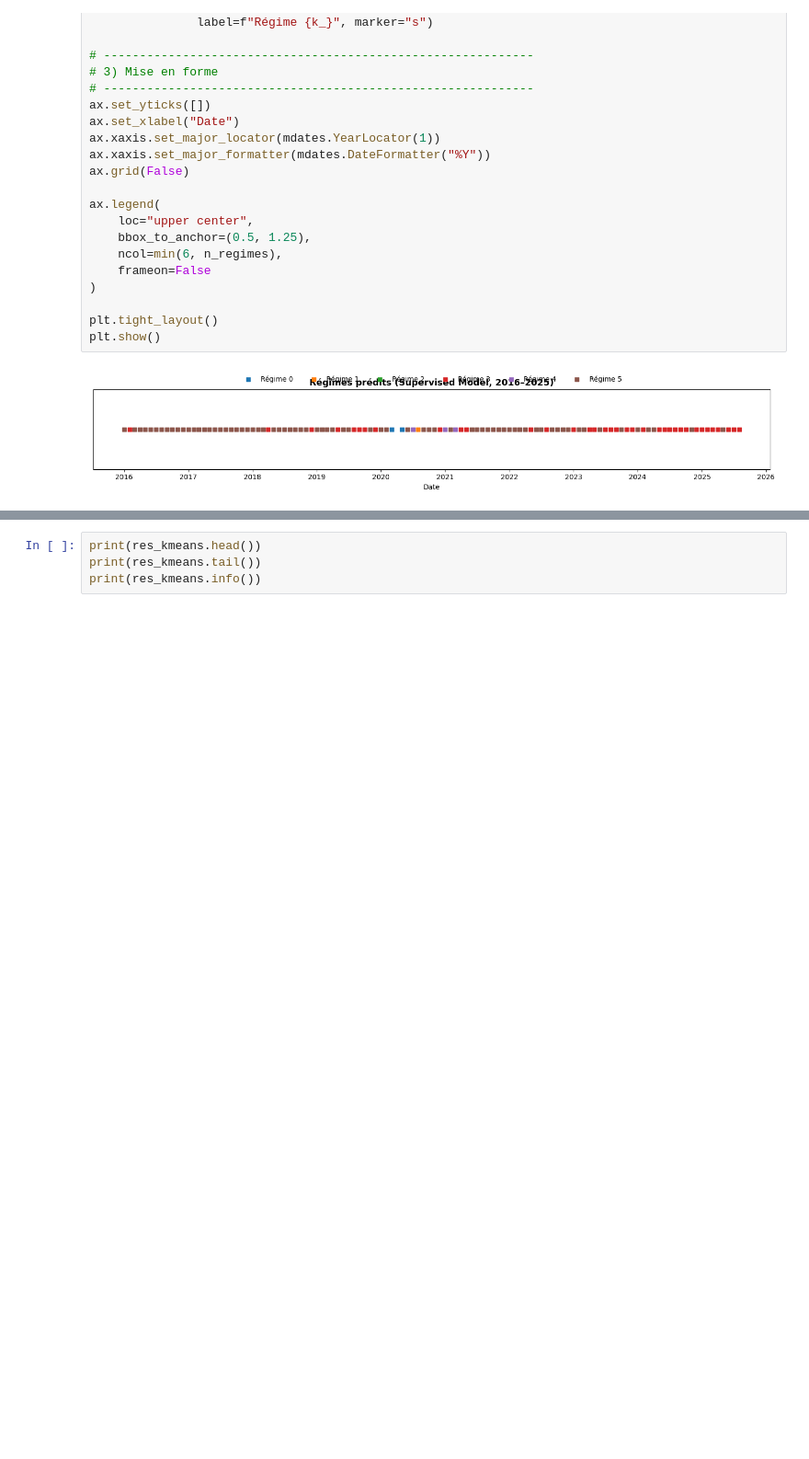
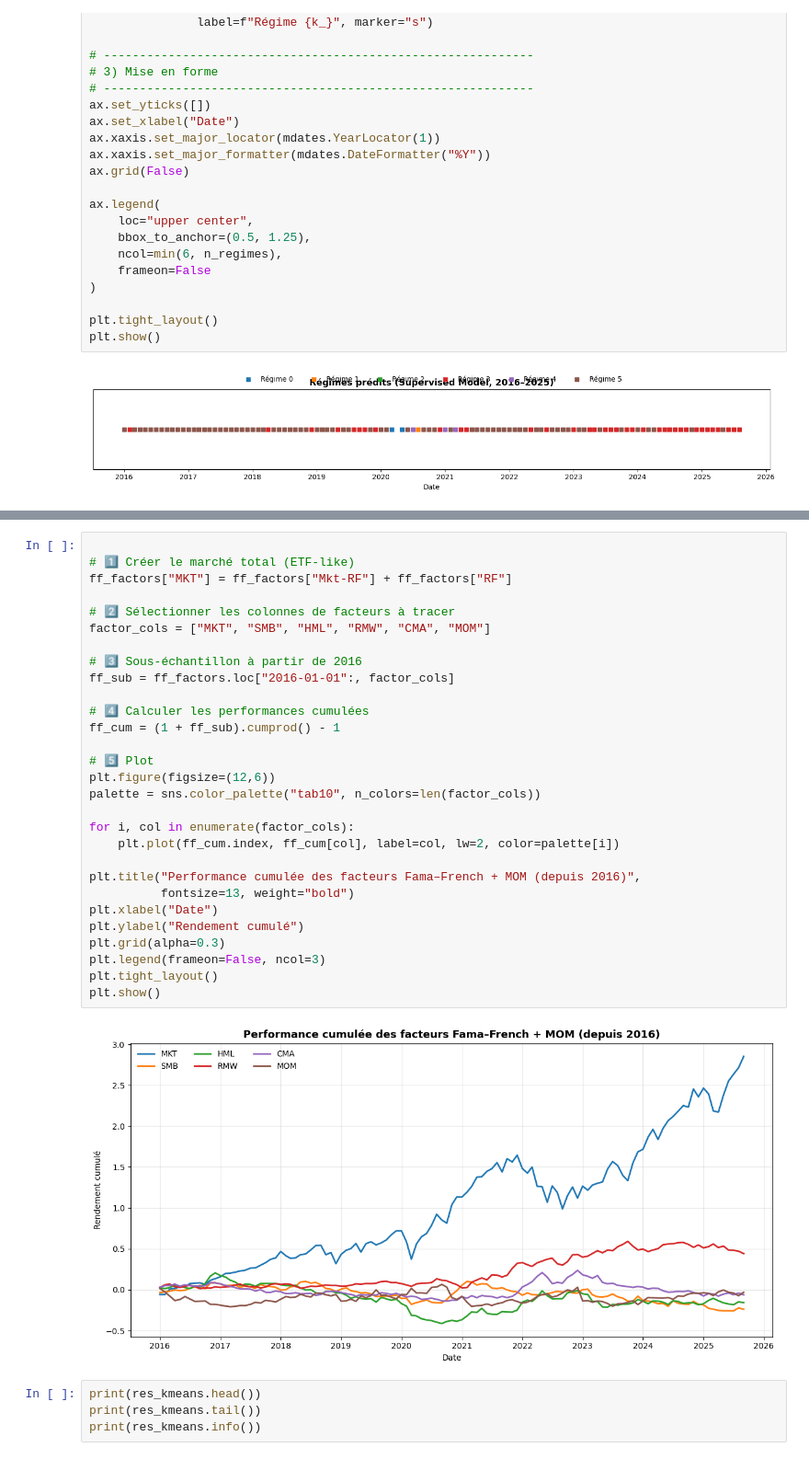
Before and after one commit to alexisdantzikian/ML_PM, a Jupyter notebook: nbs/main.ipynb, the cells around one changed output, grey strips where cells are left out. Shown: that part at 92% size. Cells and saved outputs as stored; diff of their text form; blank space fills up the shorter version.

```diff
--- a/nbs/main.ipynb
+++ b/nbs/main.ipynb
@@ -960,6 +952,37 @@ Date
 2025-07-01  0.0198 -0.0015 -0.0127 -0.0029 -0.0208  0.0034 -0.0096
 2025-08-01  0.0185  0.0488  0.0442 -0.0068  0.0207  0.0038 -0.0354
 2025-09-01  0.0339 -0.0218 -0.0105 -0.0203 -0.0222  0.0033  0.0466
+# %%
+
+# 1️⃣ Créer le marché total (ETF-like)
+ff_factors["MKT"] = ff_factors["Mkt-RF"] + ff_factors["RF"]
+
+# 2️⃣ Sélectionner les colonnes de facteurs à tracer
+factor_cols = ["MKT", "SMB", "HML", "RMW", "CMA", "MOM"]
+
+# 3️⃣ Sous-échantillon à partir de 2016
+ff_sub = ff_factors.loc["2016-01-01":, factor_cols]
+
+# 4️⃣ Calculer les performances cumulées
+ff_cum = (1 + ff_sub).cumprod() - 1
+
+# 5️⃣ Plot
+plt.figure(figsize=(12,6))
+palette = sns.color_palette("tab10", n_colors=len(factor_cols))
+
+for i, col in enumerate(factor_cols):
+    plt.plot(ff_cum.index, ff_cum[col], label=col, lw=2, color=palette[i])
+
+plt.title("Performance cumulée des facteurs Fama–French + MOM (depuis 2016)",
+          fontsize=13, weight="bold")
+plt.xlabel("Date")
+plt.ylabel("Rendement cumulé")
+plt.grid(alpha=0.3)
+plt.legend(frameon=False, ncol=3)
+plt.tight_layout()
+plt.show()
+# %% [output]
+[figure, added]
 # %%
 print(res_kmeans.head())
 print(res_kmeans.tail())
```
Also changed, not shown: parts of 4 cells of this notebook.
